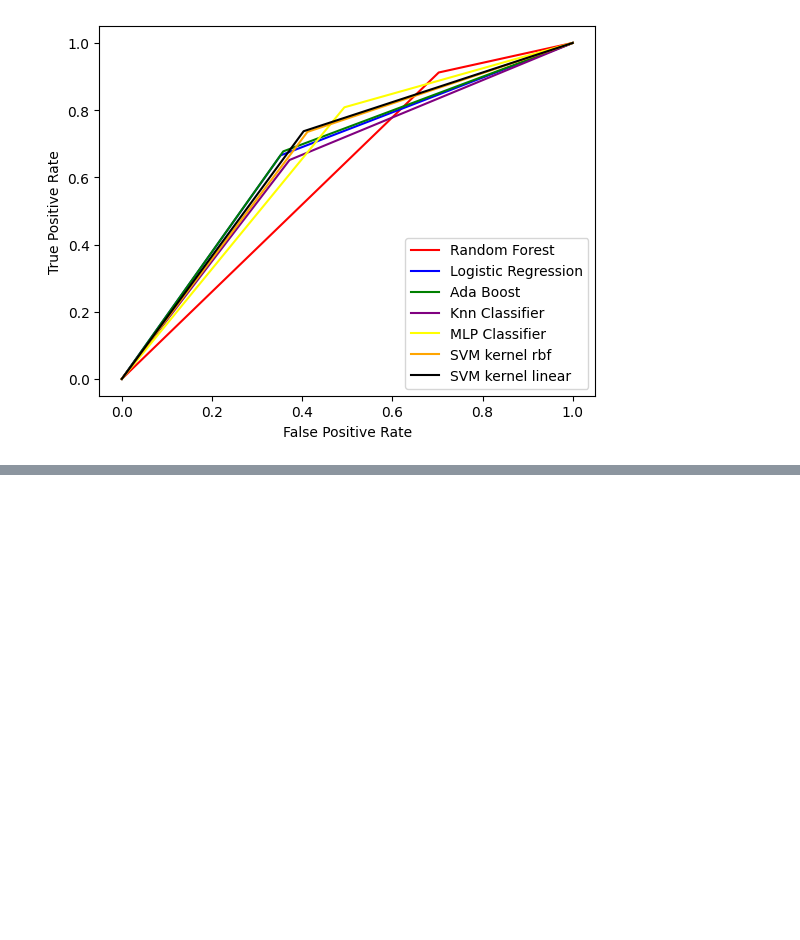
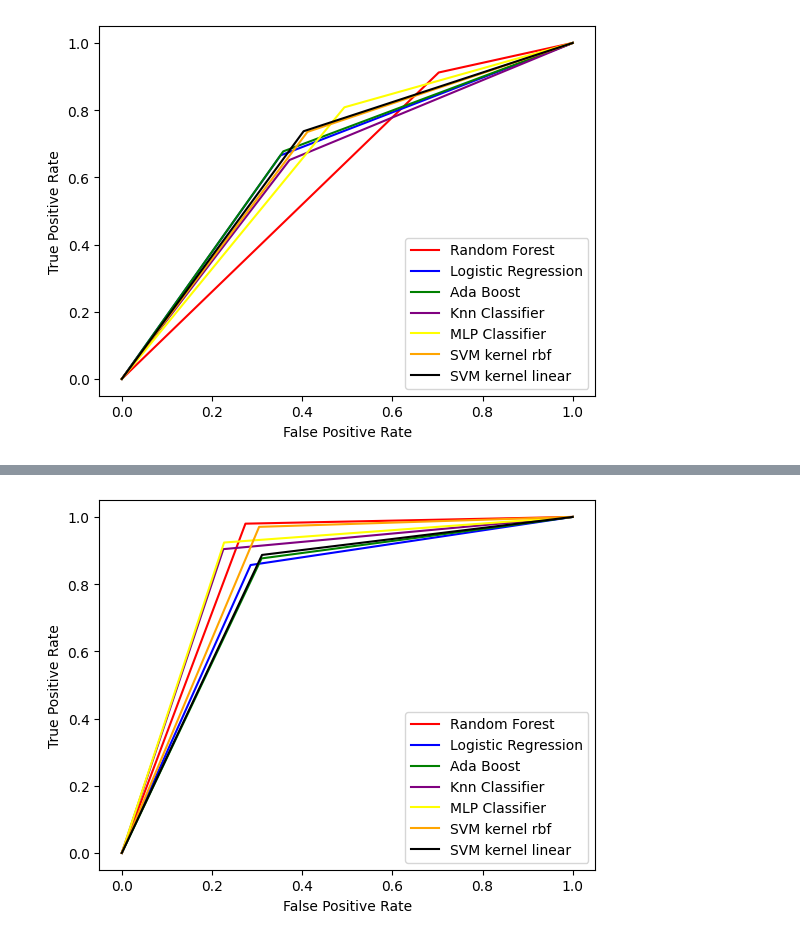
Before and after one commit to bisalgt/playground, a Jupyter notebook: learn_redpitaya/Final Model Comparision.ipynb, the cells around one changed output, grey strips where cells are left out. Drawn from its saved outputs; the diff is of its cells as text; code cells hidden in the pictures; blank space fills up the shorter version.

Commit message:
Adding Final experiments on the classifier model with csv data.

```diff
--- a/learn_redpitaya/Final Model Comparision.ipynb
+++ b/learn_redpitaya/Final Model Comparision.ipynb
@@ -2121,3 +2121,91 @@ Recall Score :  0.7372
 Accuracy Score :  0.667
 F1 Score :  0.6888432068772191
 [figure]
+# %%
+# roc curve and auc
+
+from sklearn.model_selection import train_test_split
+from sklearn.metrics import roc_curve
+from sklearn.metrics import roc_auc_score
+from matplotlib import pyplot
+import numpy as np
+import pandas as pd
+from sklearn.metrics import accuracy_score, confusion_matrix, f1_score, precision_score, recall_score
+import matplotlib.pyplot as plt
+import time
+import pickle
+
+
+
+print("Started ")
+
+
+
+data = pd.read_csv("./final_dataframe_complete_experiment.csv", header=None)
+X_test = data.iloc[:, 1:] # features
+y_test = data.iloc[:, 0] # target variable
+
+
+folder_name = "trained_model60k"
+
+def get_performance_metrices(model, index):
+    print()
+    print("---------------------------------------")
+    model_name = list_of_model_names[index]
+    print("Model : ", model_name)
+    y_pred = model.predict(X_test)
+    auc_score = roc_auc_score(y_test, y_pred)
+    #Confusion Matrix
+    conf_matx = confusion_matrix(y_test, y_pred)
+    model_f1_score = f1_score(y_test, y_pred)
+    print("Confusion Matrix : ", conf_matx)
+    print("Precision Score : ", precision_score(y_test, y_pred))
+    print("Recall Score : ", recall_score(y_test, y_pred))
+    print("Accuracy Score : ", accuracy_score(y_test, y_pred))
+    print("F1 Score : ", model_f1_score)
+    # summarize scores
+    fpr, tpr, thresholds = roc_curve(y_test, y_pred)
+    return {model_name: { "fpr": fpr, "tpr": tpr, "f1-score": model_f1_score, "roc auc": auc_score}}
+
+
+
+
+def get_model(file_name="radom_forest_model.sav"):
+    model = pickle.load(open(f"{folder_name}/{file_name}", "rb"))
+    return model
+
+
+list_of_models = ["radom_forest_model.sav", "logistic_model.sav", "ada_boost_model.sav",
+                  "knn_classifier_model.sav", "mlp_model.sav", "svm_kernel_rbf.sav", "svm_kernel_linear.sav"]
+
+list_of_model_names = ["Random Forest", "Logistic Regression", "Ada Boost", "Knn Classifier", "MLP Classifier", "SVM kernel rbf", "SVM kernel linear"]
+
+list_of_scores = []
+
+for index, model_name in enumerate(list_of_models):
+    trained_model = get_model(model_name)
+    performance_score = get_performance_metrices(trained_model, index)
+    list_of_scores.append(performance_score)
+
+
+def plot_roc(fpr, tpr, color="None", label="None"):
+    pyplot.plot(fpr, tpr, color, label=label)
+
+colors = ["red", "blue", "green", "purple", "yellow", "orange", "black"]
+
+for indx, score in enumerate(list_of_scores):
+    # print(indx, score)
+    plot_roc(score[list(score.keys())[0]]["fpr"], score[list(score.keys())[0]]["tpr"], color=colors[indx], label=list(score.keys())[0])
+
+# axis labels
+pyplot.xlabel('False Positive Rate')
+pyplot.ylabel('True Positive Rate')
+# show the legend
+pyplot.legend()
+
+# Save as image
+# pyplot.savefig(f'{folder_name}/test_roc_auc_curve.svg', format='svg')
+
+# show the plot
+pyplot.show()
+# %% [output]
@@ -2123,0 +2229 @@ F1 Score :  0.6888432068772191
+[figure, added]
```
Also changed, not shown: parts of 1 cell of this notebook, 17 other files.
